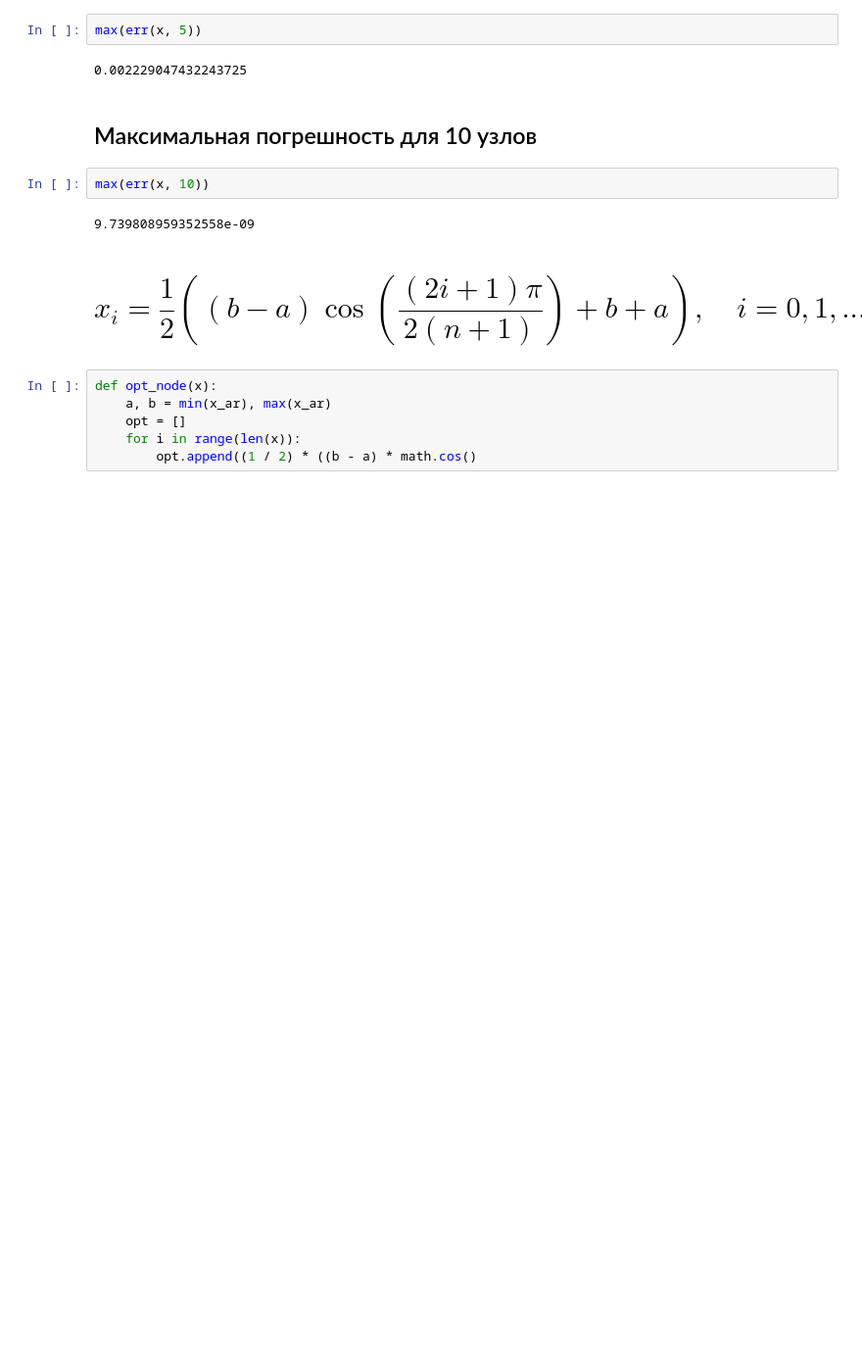
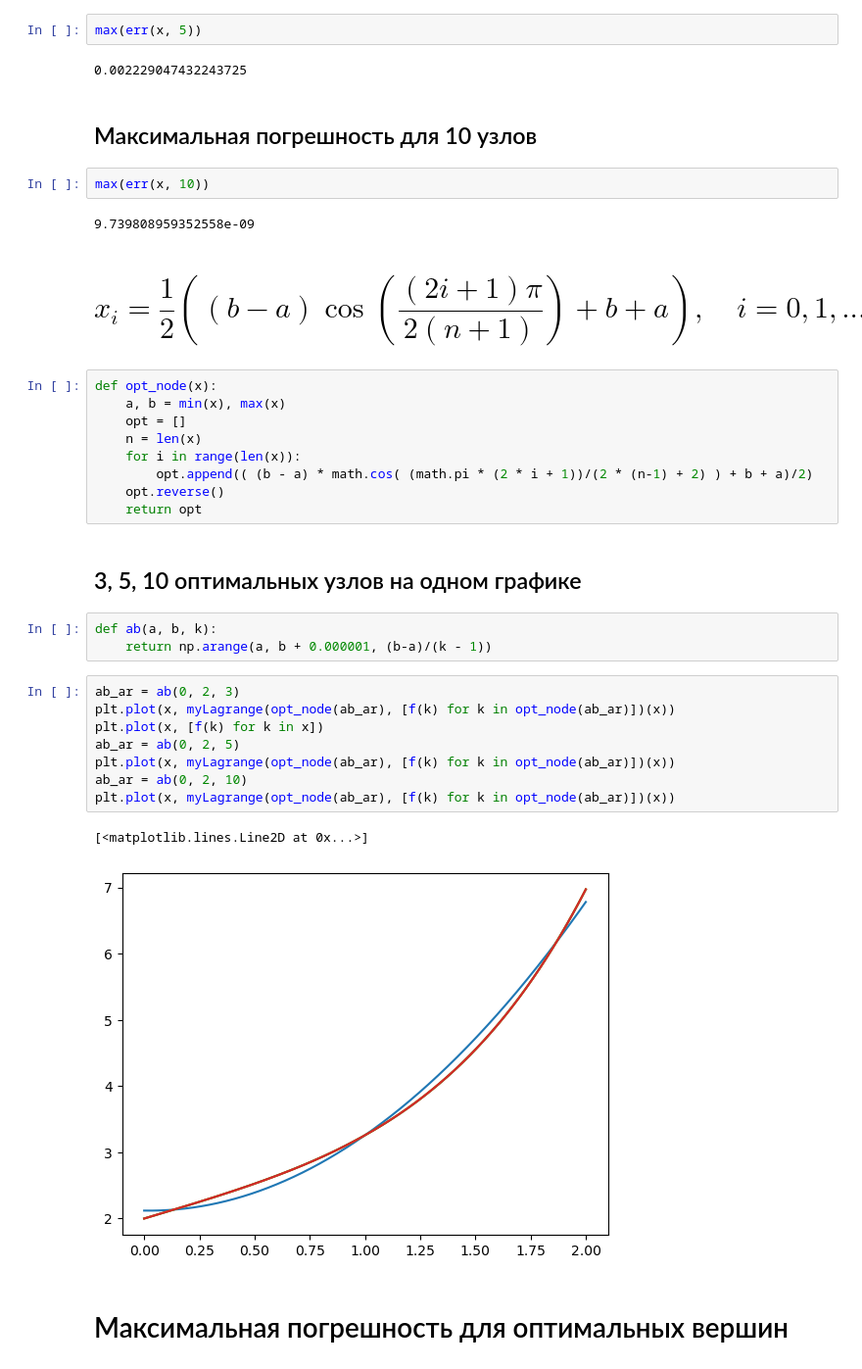
Before and after one commit to CozeirTag/number.metods, a Jupyter notebook: 2_lab.ipynb, the cells around one changed output. Shown at 98% size. Drawn from its saved outputs; the diff is of its cells as text; blank space fills up the shorter version.

```diff
--- a/2_lab.ipynb
+++ b/2_lab.ipynb
@@ -92,7 +92,28 @@ max(err(x, 10))
 # $$x_i = \frac{1}{2} \left( (b - a)\cos \left(\frac{(2i + 1)\pi}{2(n + 1)} \right)  + b + a \right), \quad i = 0, 1, ..., n$$
 # %%
 def opt_node(x):
-    a, b = min(x_ar), max(x_ar)
+    a, b = min(x), max(x)
     opt = []
+    n = len(x)
     for i in range(len(x)):
-        opt.append((1 / 2) * ((b - a) * math.cos()
+        opt.append(( (b - a) * math.cos( (math.pi * (2 * i + 1))/(2 * (n-1) + 2) ) + b + a)/2)
+    opt.reverse()
+    return opt
+# %% [markdown]
+## 3, 5, 10 оптимальных узлов на одном графике
+# %%
+def ab(a, b, k):
+    return np.arange(a, b + 0.000001, (b-a)/(k - 1))
+# %%
+ab_ar = ab(0, 2, 3)
+plt.plot(x, myLagrange(opt_node(ab_ar), [f(k) for k in opt_node(ab_ar)])(x))
+plt.plot(x, [f(k) for k in x])
+ab_ar = ab(0, 2, 5)
+plt.plot(x, myLagrange(opt_node(ab_ar), [f(k) for k in opt_node(ab_ar)])(x))
+ab_ar = ab(0, 2, 10)
+plt.plot(x, myLagrange(opt_node(ab_ar), [f(k) for k in opt_node(ab_ar)])(x))
+# %% [output]
+[<matplotlib.lines.Line2D at 0x...>]
+[figure, added]
+# %% [markdown]
+# Максимальная погрешность для оптимальных вершин
```
Also changed, not shown: parts of 7 cells of this notebook.
